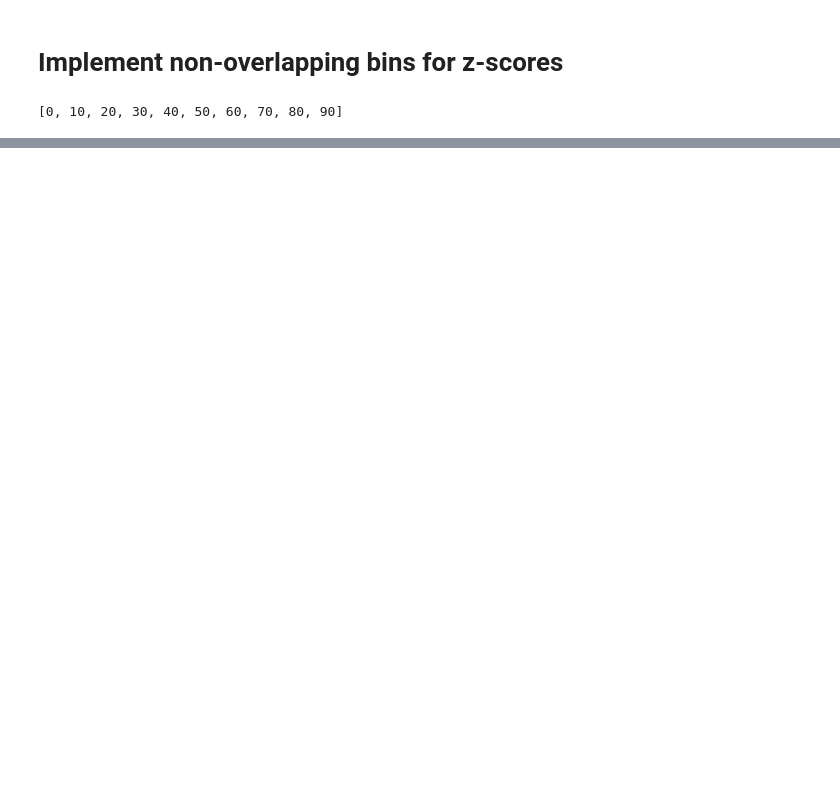
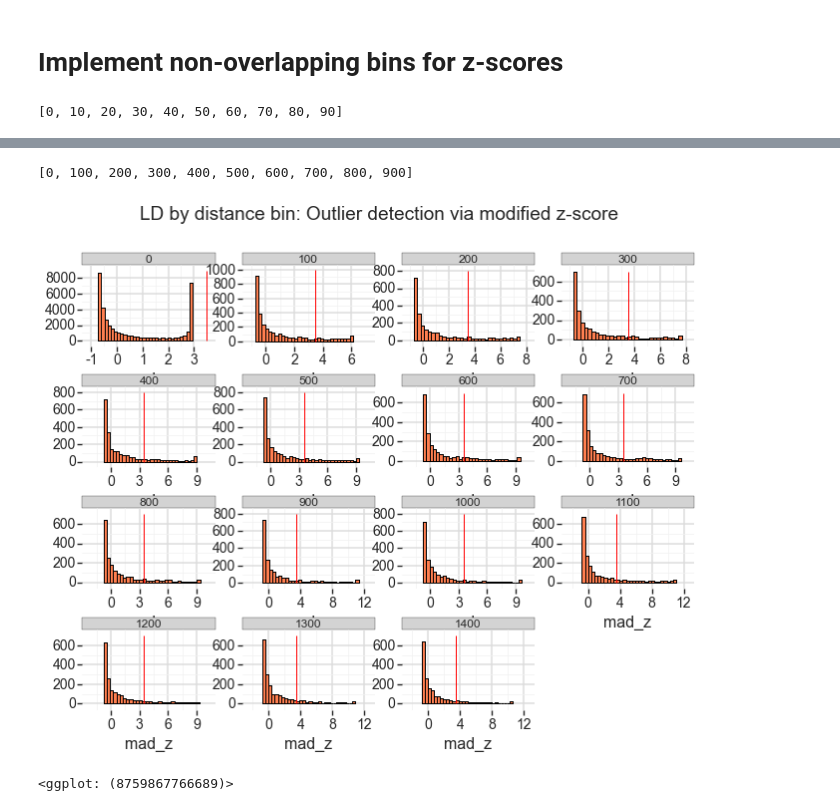
Before and after one commit to xguse/ipy_notebooks, a Jupyter notebook: YALE/ddrad58/2015-02-05_MAD_idea.ipynb, the cells around one changed output, grey strips where cells are left out. Cells and saved outputs as stored; diff of their text form; code cells hidden in the pictures; blank space fills up the shorter version.

```diff
--- a/YALE/ddrad58/2015-02-05_MAD_idea.ipynb
+++ b/YALE/ddrad58/2015-02-05_MAD_idea.ipynb
@@ -492,0 +484,2 @@ t
+# %%
+update_distance_bin(ld, win=100)
@@ -492,0 +495,2 @@ t
+# %%
+update_mad_z(ld)
@@ -492,0 +506,28 @@ t
+# %%
+def plot_mad_z_by_bin(df, bins=None):
+    assert isinstance(df, pd.DataFrame)
+
+    if bins is None:
+        plot_mask = np.array([True] * len(df))
+    else:
+        assert isinstance(bins, (list, tuple))
+
+        plot_mask = np.array([False] * len(df))
+        for b in bins:
+            plot_mask = np.any([plot_mask, (df.distance_bin == b)],0)
+
+    p = gp.ggplot(gp.aes(x='mad_z'), data=df[plot_mask])
+    return p + gp.geom_histogram(fill='coral')  + gp.geom_vline(xintercept=[3.5], color='red') + \
+               gp.facet_wrap("distance_bin") + \
+               gp.ggtitle("LD by distance bin: Outlier detection via modified z-score") + \
+               gp.theme_seaborn(context='talk')
+# %%
+bins = sorted(ld.distance_bin.unique())
+bins[:10]
+# %% [output]
+[0, 100, 200, 300, 400, 500, 600, 700, 800, 900]
+# %%
+plot_mad_z_by_bin(ld,bins=bins[:15])
+# %% [output]
+[figure, added]
+<ggplot: (8759867766689)>
```
Also changed, not shown: parts of 23 cells of this notebook.
